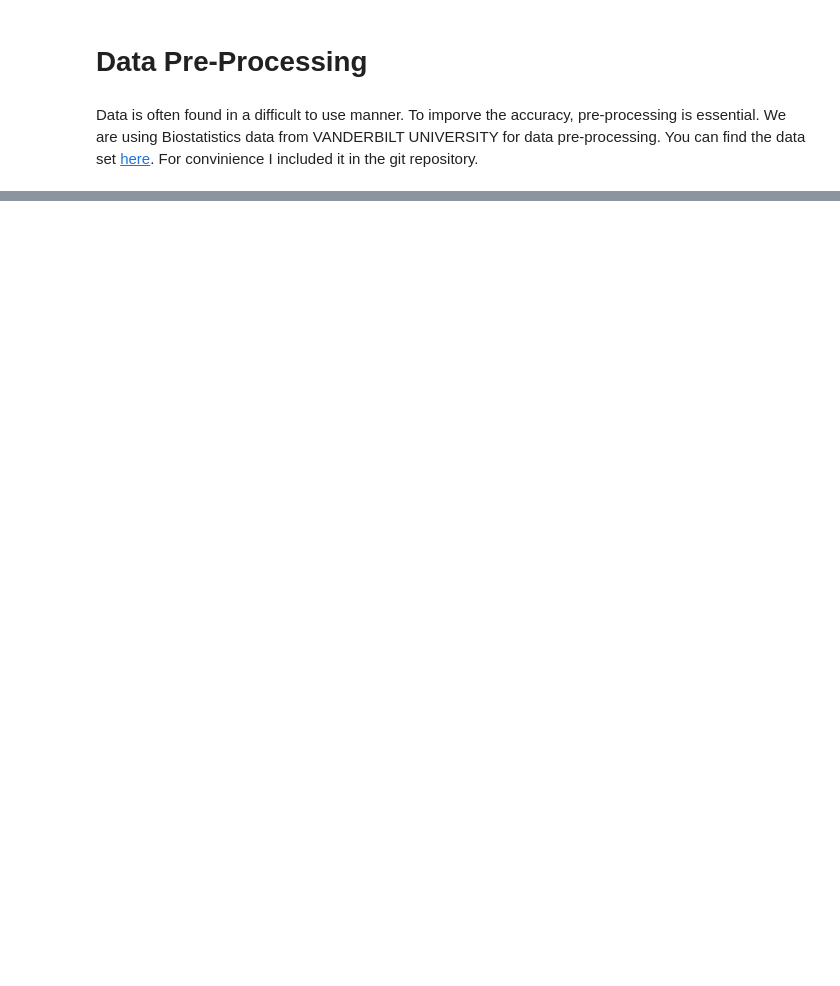
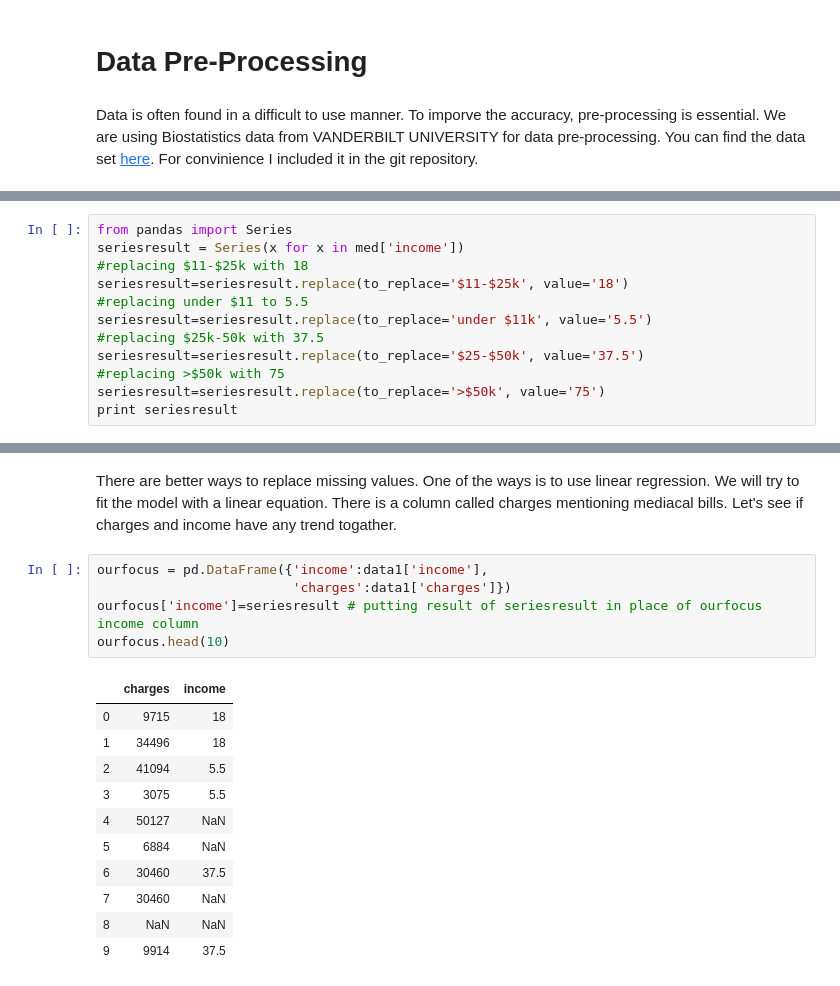
Before and after one commit to AkiraKaneshiro/Python-for-data-science, a Jupyter notebook: datascience.ipynb, the cells around one changed output, grey strips where cells are left out. Cells and saved outputs as stored; diff of their text form; blank space fills up the shorter version.

```diff
--- a/datascience.ipynb
+++ b/datascience.ipynb
@@ -213,0 +242,12 @@ Data is often found in a difficult to use manner. To imporve the accuracy, pre-p
+# %%
+from pandas import Series
+seriesresult = Series(x for x in med['income'])
+#replacing $11-$25k with 18
+seriesresult=seriesresult.replace(to_replace='$11-$25k', value='18')
+#replacing under $11 to 5.5
+seriesresult=seriesresult.replace(to_replace='under $11k', value='5.5')
+#replacing $25k-50k with 37.5
+seriesresult=seriesresult.replace(to_replace='$25-$50k', value='37.5')
+#replacing >$50k with 75
+seriesresult=seriesresult.replace(to_replace='>$50k', value='75')
+print seriesresult
@@ -213,0 +324,19 @@ Data is often found in a difficult to use manner. To imporve the accuracy, pre-p
+# %% [markdown]
+There are better ways to replace missing values. One of the ways is to use linear regression. We will try to fit the model with a linear equation. There is a column called charges mentioning mediacal bills. Let's see if charges and income have any trend togather.
+# %%
+ourfocus = pd.DataFrame({'income':data1['income'],
+                         'charges':data1['charges']})
+ourfocus['income']=seriesresult # putting result of seriesresult in place of ourfocus income column
+ourfocus.head(10)
+# %% [output]
+|  | charges | income |
+| 0 | 9715 | 18 |
+| 1 | 34496 | 18 |
+| 2 | 41094 | 5.5 |
+| 3 | 3075 | 5.5 |
+| 4 | 50127 | NaN |
+| 5 | 6884 | NaN |
+| 6 | 30460 | 37.5 |
+| 7 | 30460 | NaN |
+| 8 | NaN | NaN |
+| 9 | 9914 | 37.5 |
```
Also changed, not shown: parts of 11 cells of this notebook, 3 other files.
